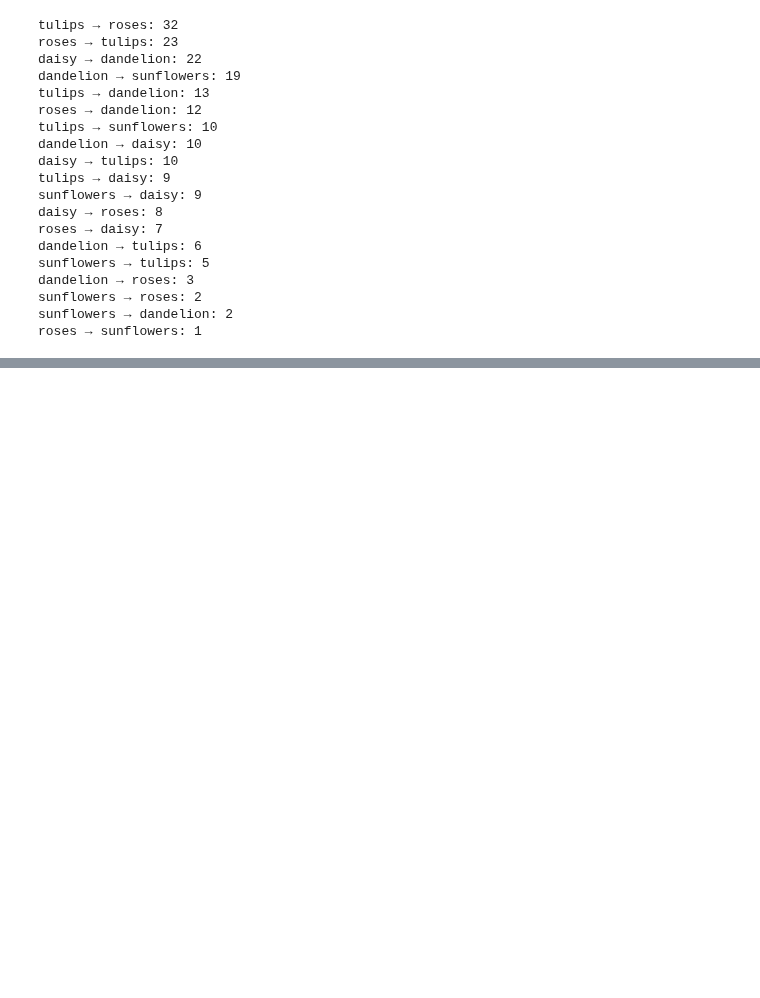
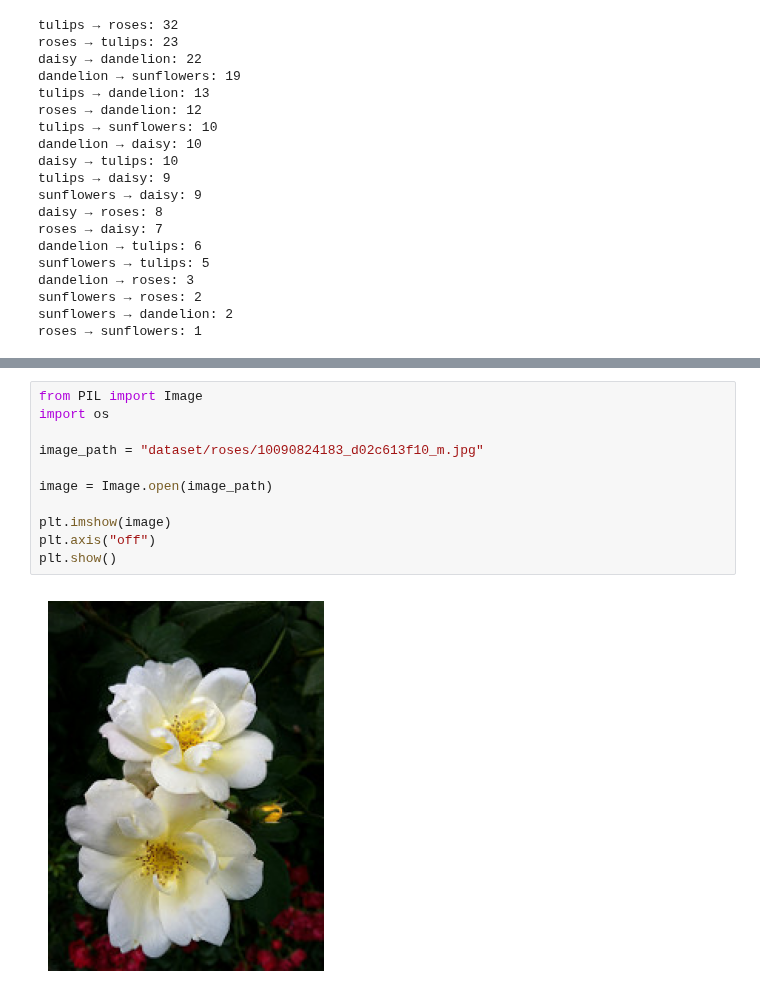
Before and after one commit to pranjal7-81/flower-classification, a Jupyter notebook: flower_classification.ipynb, the cells around one changed output, grey strips where cells are left out. Cells and saved outputs as stored; diff of their text form; blank space fills up the shorter version.

```diff
--- a/flower_classification.ipynb
+++ b/flower_classification.ipynb
@@ -489,0 +517,13 @@ roses → sunflowers: 1
+# %%
+from PIL import Image
+import os
+
+image_path = "dataset/roses/10090824183_d02c613f10_m.jpg"
+
+image = Image.open(image_path)
+
+plt.imshow(image)
+plt.axis("off")
+plt.show()
+# %% [output]
+[figure, added]
```
Also changed, not shown: parts of 11 cells of this notebook, 1 other file.
